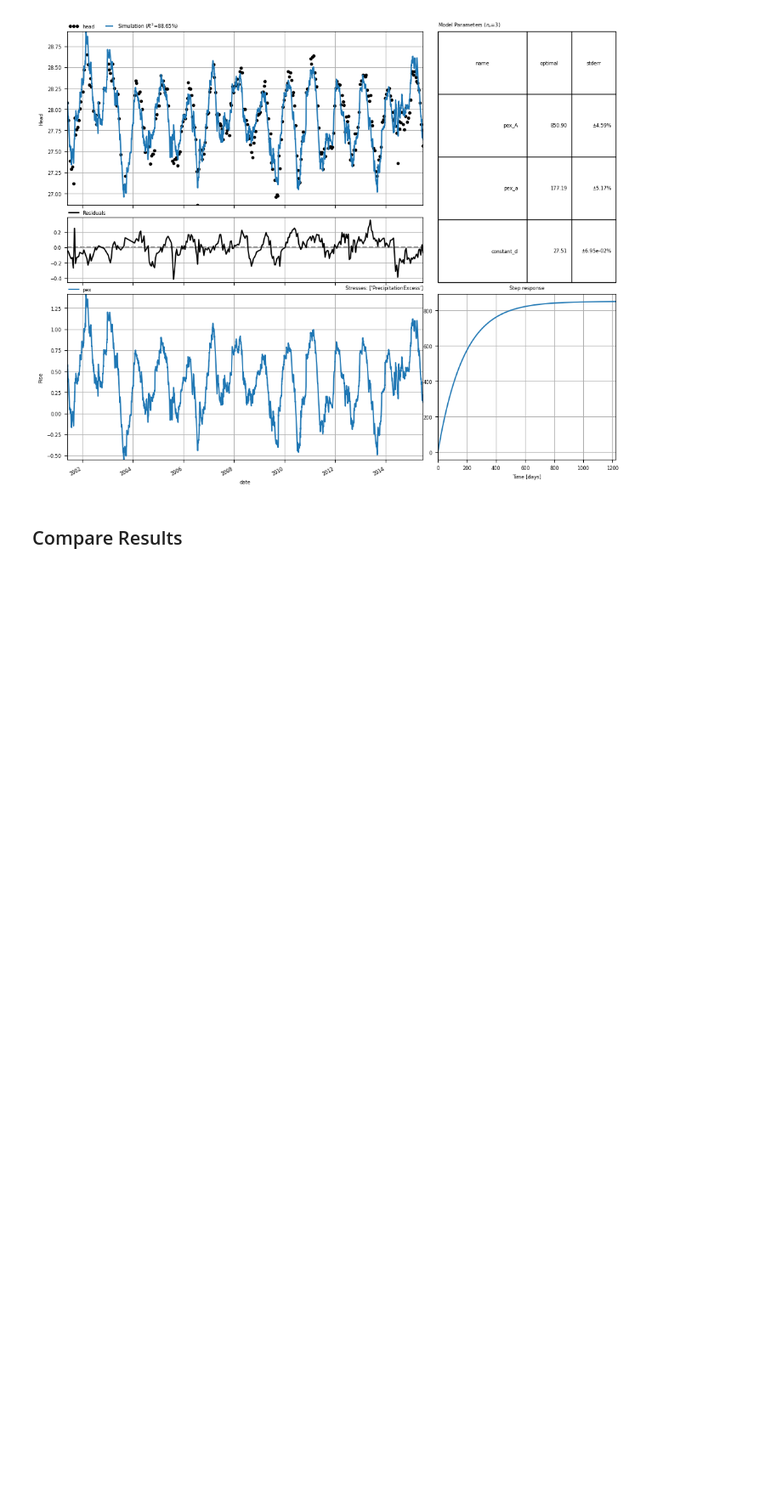
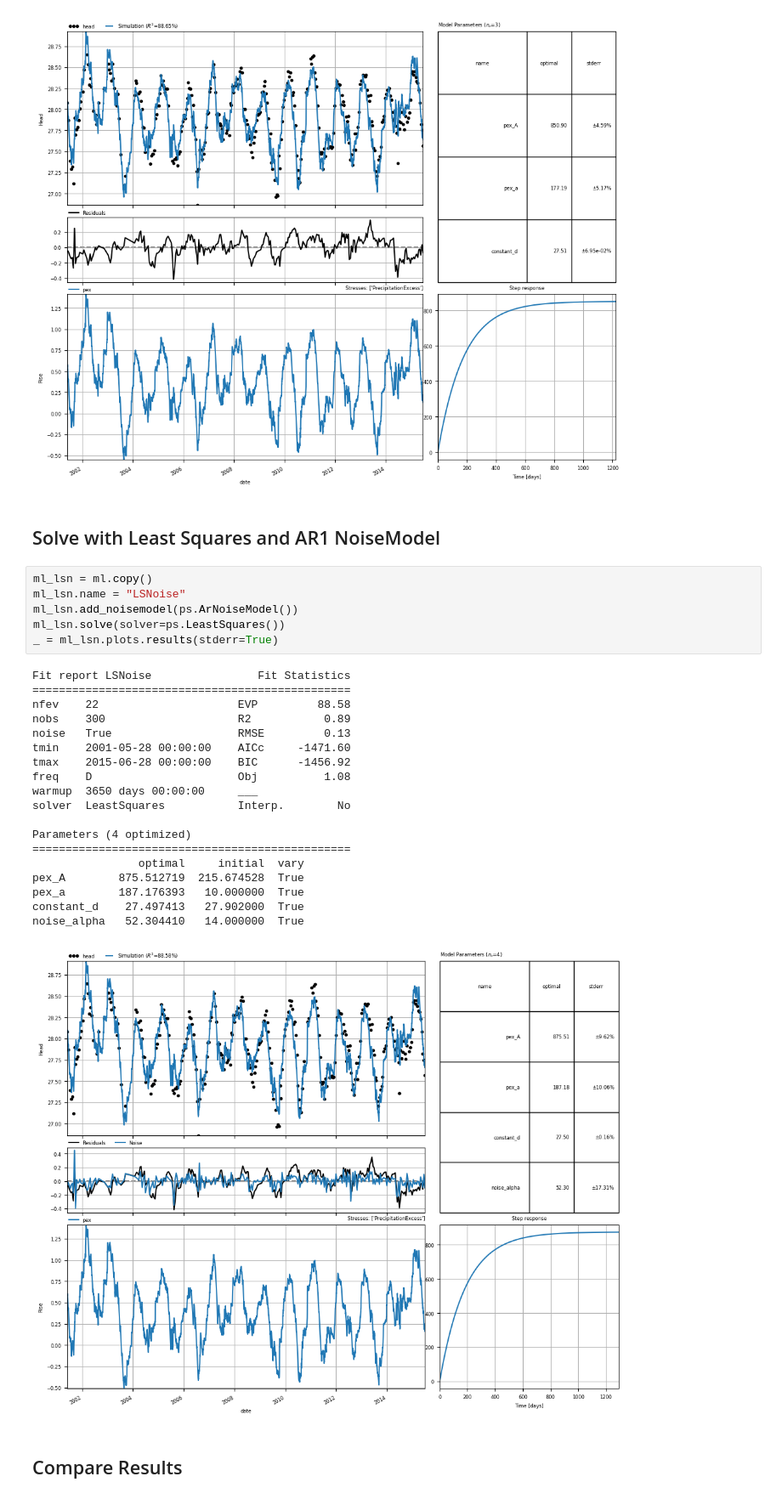
Before and after one commit to pastas/pastas-plugins, a Jupyter notebook: docs/examples/pest_pastas.ipynb, the cells around one changed output. Shown at 85% size. Cells and saved outputs as stored; diff of their text form; blank space fills up the shorter version.

```diff
--- a/docs/examples/pest_pastas.ipynb
+++ b/docs/examples/pest_pastas.ipynb
@@ -98,6 +98,34 @@ pex_A       850.895010  215.674528  True
 pex_a       177.192164   10.000000  True
 constant_d   27.508802   27.902000  True
 [figure]
+# %% [markdown]
+## Solve with Least Squares and AR1 NoiseModel
+# %%
+ml_lsn = ml.copy()
+ml_lsn.name = "LSNoise"
+ml_lsn.add_noisemodel(ps.ArNoiseModel())
+ml_lsn.solve(solver=ps.LeastSquares())
+_ = ml_lsn.plots.results(stderr=True)
+# %% [output]
+Fit report LSNoise                Fit Statistics
+================================================
+nfev    22                     EVP         88.58
+nobs    300                    R2           0.89
+noise   True                   RMSE         0.13
+tmin    2001-05-28 00:00:00    AICc     -1471.60
+tmax    2015-06-28 00:00:00    BIC      -1456.92
+freq    D                      Obj          1.08
+warmup  3650 days 00:00:00     ___
+solver  LeastSquares           Interp.        No
+
+Parameters (4 optimized)
+================================================
+                optimal     initial  vary
+pex_A        875.512719  215.674528  True
+pex_a        187.176393   10.000000  True
+constant_d    27.497413   27.902000  True
+noise_alpha   52.304410   14.000000  True
+[figure, added]
 # %% [markdown]
 ## Compare Results
 # %% [markdown]
```
Also changed, not shown: parts of 4 cells of this notebook, 1 other file.
